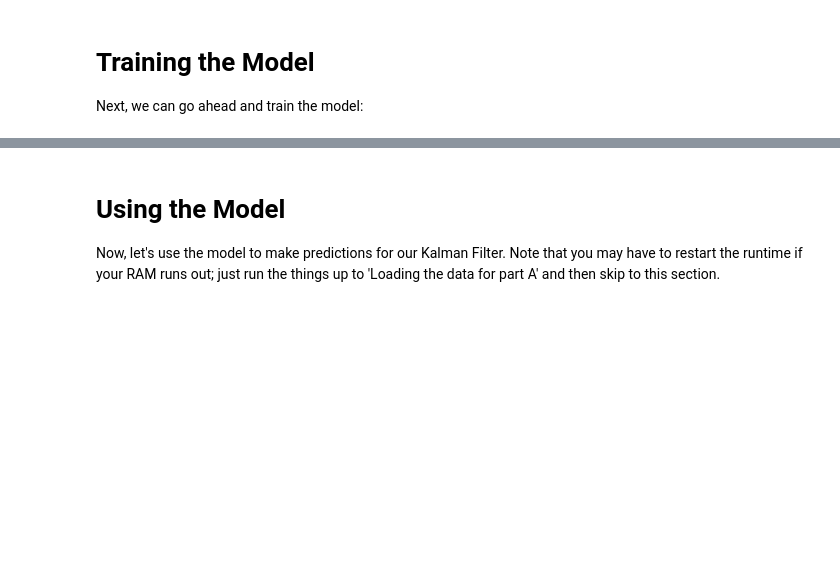
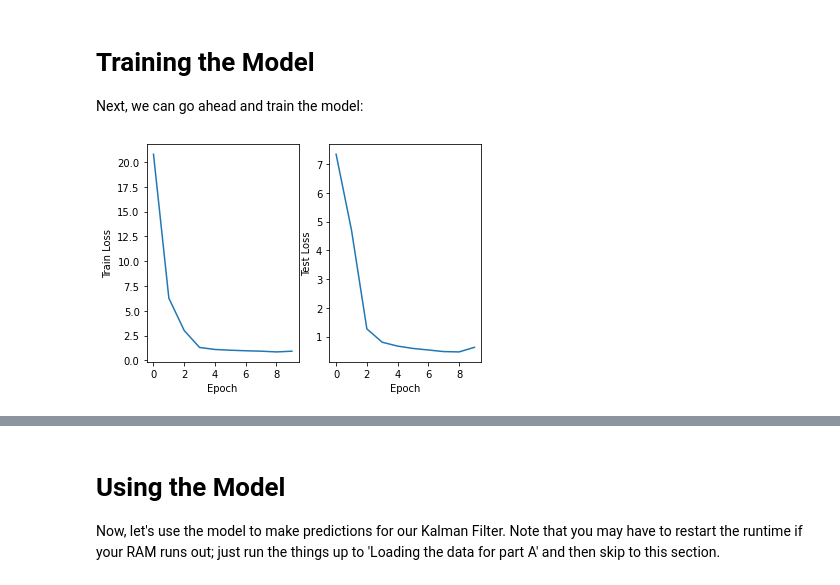
Before and after one commit to hronoses/cs231a-2022-problem-set, a Jupyter notebook: ps4_code/LearnedObservationModel.ipynb, the cells around one changed output, grey strips where cells are left out. Drawn from its saved outputs; the diff is of its cells as text; code cells hidden in the pictures; blank space fills up the shorter version.

```diff
--- a/ps4_code/LearnedObservationModel.ipynb
+++ b/ps4_code/LearnedObservationModel.ipynb
@@ -99,8 +108,8 @@ def make_optimizer(pred, label):
     optimizer = tf.train.AdamOptimizer(learning_rate=3e-4).minimize(loss)
     return loss, optimizer
 
-input = tf.placeholder(shape=[None, 480, 640, 3], dtype=tf.float32)
-label = tf.placeholder(shape=[None, 3], dtype = tf.float32)
+input = tf.compat.v1.placeholder(shape=[None, 480, 640, 3], dtype=tf.float32)
+label = tf.compat.v1.placeholder(shape=[None, 3], dtype = tf.float32)
 predict = make_model(input)
 loss, optimizer = make_optimizer(predict, label)
 saver = tf.train.Saver()
@@ -122,30 +131,32 @@ for i in tqdm(range(num_epochs), desc='Training'):
         batch_label_train = label_train[train_index[current:min(current+batch_size, label_train.shape[0])]]
         loss_val, _ = sess.run([loss, optimizer], feed_dict={input:batch_image_train, label:batch_label_train})
         losses.append(loss_val)
         current = min(current+batch_size, label_train.shape[0])
     train_losses.append(np.mean(losses))
 
     test_index = np.random.permutation(label_test.shape[0])
     current = 0
     losses = []
     while current < label_test.shape[0]:
         batch_image_test = image_test[test_index[current:min(current+batch_size, label_test.shape[0])]]
         batch_label_test = label_test[test_index[current:min(current+batch_size, label_test.shape[0])]]
         loss_val = sess.run(loss, feed_dict={input:batch_image_test, label:batch_label_test})
         losses.append(loss_val)
         current = min(current+batch_size, label_test.shape[0])
     test_losses.append(np.mean(losses))
 
     saver.save(sess, 'trained_model')
     if i > 1:
       clear_output()
       fig, (ax1, ax2) = plt.subplots(1, 2)
       ax1.plot(train_losses)
       ax2.plot(test_losses)
       ax1.set_xlabel('Epoch')
       ax1.set_ylabel('Train Loss')
       ax2.set_xlabel('Epoch')
       ax2.set_ylabel('Test Loss')
       plt.show()
 print("Final training loss: ", train_losses[-1])
 print("Final testing loss: ", test_losses[-1])
+# %% [output]
+[figure, added]
```
Also changed, not shown: parts of 8 cells of this notebook, 15 other files.
